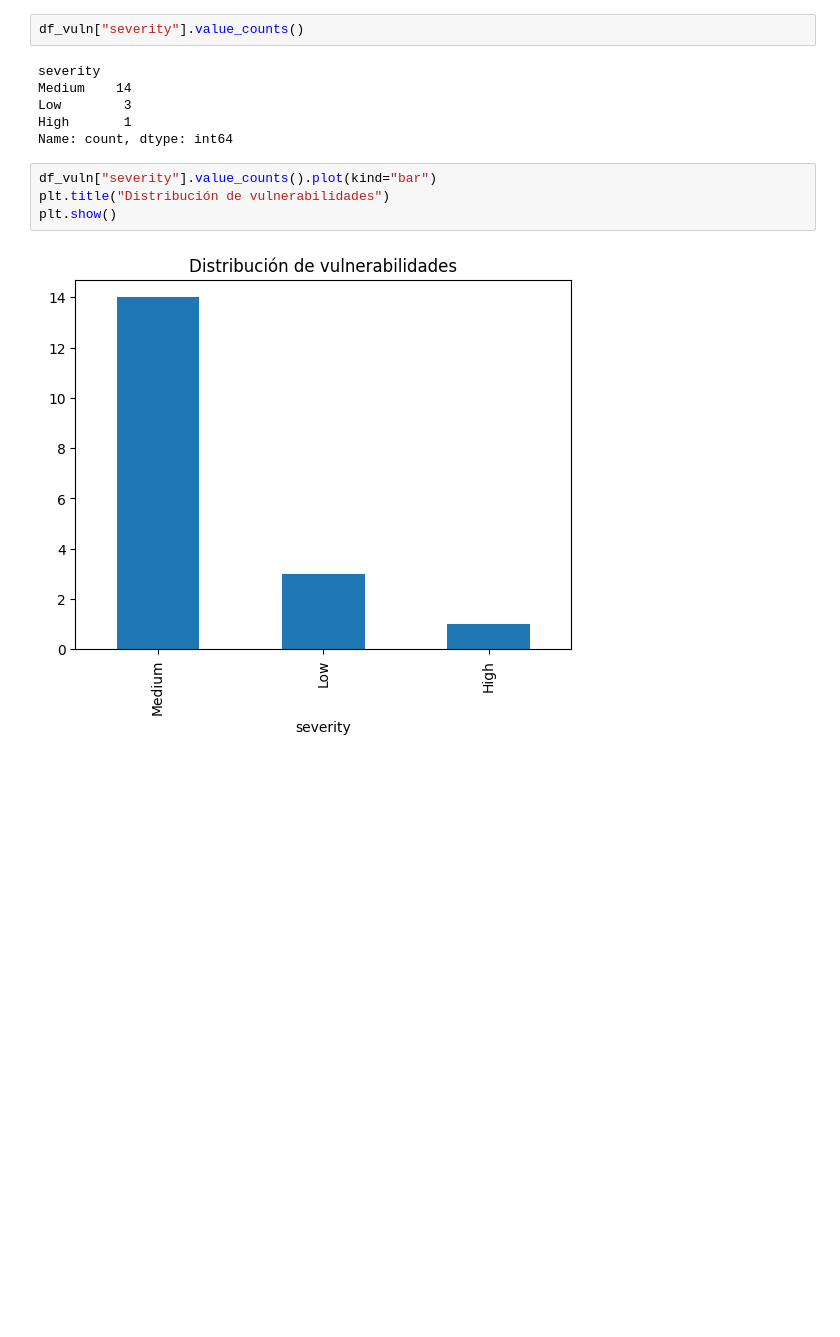
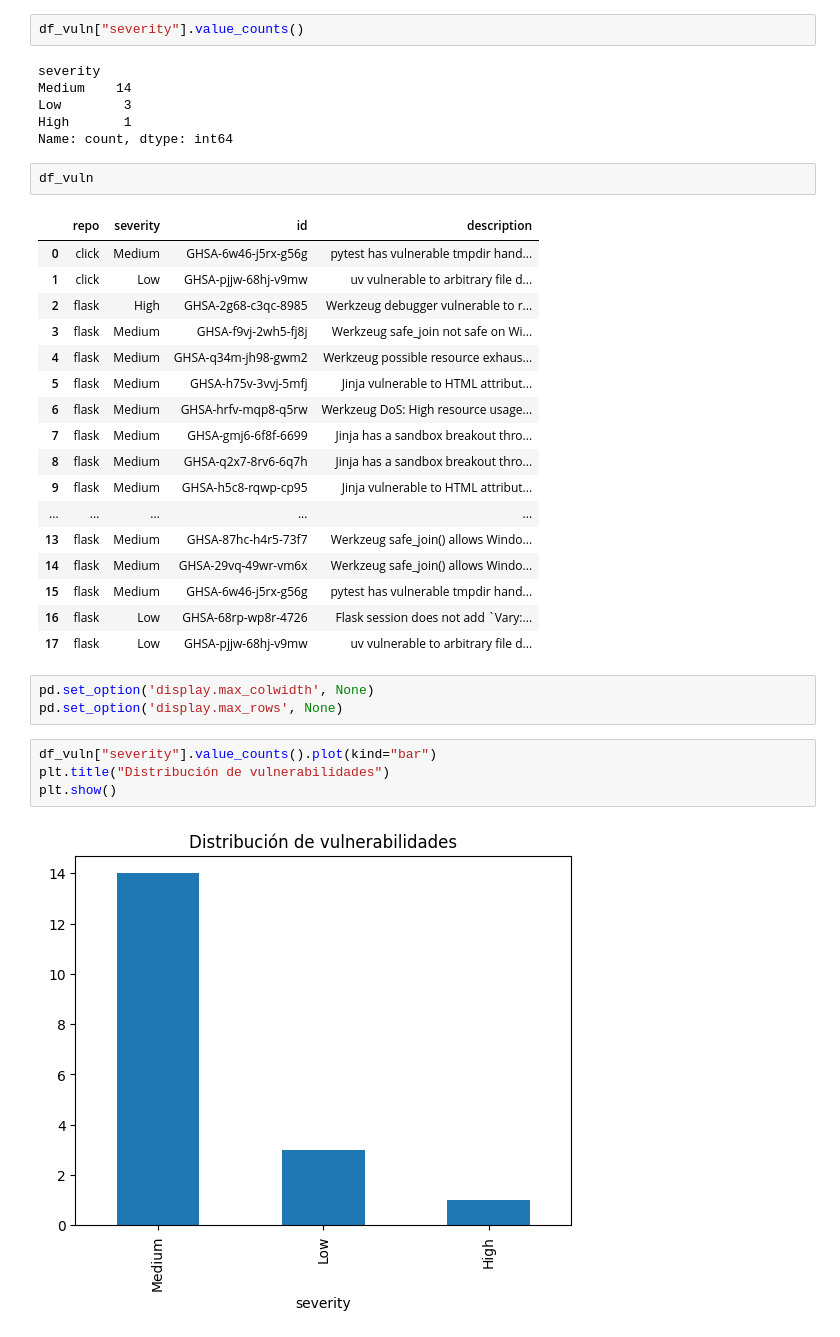
Before and after one commit to smr10110/sbom-vuln-analysis, a Jupyter notebook: analysis.ipynb, the cells around one changed output. Saved outputs shown, nothing was run; the diff lists cells and outputs as text; blank space fills up the shorter version.

```diff
--- a/analysis.ipynb
+++ b/analysis.ipynb
@@ -64,6 +66,29 @@ Medium    14
 Low        3
 High       1
 Name: count, dtype: int64
+# %%
+df_vuln
+# %% [output]
+|  | repo | severity | id | description |
+| 0 | click | Medium | GHSA-6w46-j5rx-g56g | pytest has vulnerable tmpdir hand... |
+| 1 | click | Low | GHSA-pjjw-68hj-v9mw | uv vulnerable to arbitrary file d... |
+| 2 | flask | High | GHSA-2g68-c3qc-8985 | Werkzeug debugger vulnerable to r... |
+| 3 | flask | Medium | GHSA-f9vj-2wh5-fj8j | Werkzeug safe_join not safe on Wi... |
+| 4 | flask | Medium | GHSA-q34m-jh98-gwm2 | Werkzeug possible resource exhaus... |
+| 5 | flask | Medium | GHSA-h75v-3vvj-5mfj | Jinja vulnerable to HTML attribut... |
+| 6 | flask | Medium | GHSA-hrfv-mqp8-q5rw | Werkzeug DoS: High resource usage... |
+| 7 | flask | Medium | GHSA-gmj6-6f8f-6699 | Jinja has a sandbox breakout thro... |
+| 8 | flask | Medium | GHSA-q2x7-8rv6-6q7h | Jinja has a sandbox breakout thro... |
+| 9 | flask | Medium | GHSA-h5c8-rqwp-cp95 | Jinja vulnerable to HTML attribut... |
+| ... | ... | ... | ... | ... |
+| 13 | flask | Medium | GHSA-87hc-h4r5-73f7 | Werkzeug safe_join() allows Windo... |
+| 14 | flask | Medium | GHSA-29vq-49wr-vm6x | Werkzeug safe_join() allows Windo... |
+| 15 | flask | Medium | GHSA-6w46-j5rx-g56g | pytest has vulnerable tmpdir hand... |
+| 16 | flask | Low | GHSA-68rp-wp8r-4726 | Flask session does not add `Vary:... |
+| 17 | flask | Low | GHSA-pjjw-68hj-v9mw | uv vulnerable to arbitrary file d... |
+# %%
+pd.set_option('display.max_colwidth', None)
+pd.set_option('display.max_rows', None)
 # %%
 df_vuln["severity"].value_counts().plot(kind="bar")
 plt.title("Distribución de vulnerabilidades")
```
Also changed, not shown: parts of 5 cells of this notebook.
